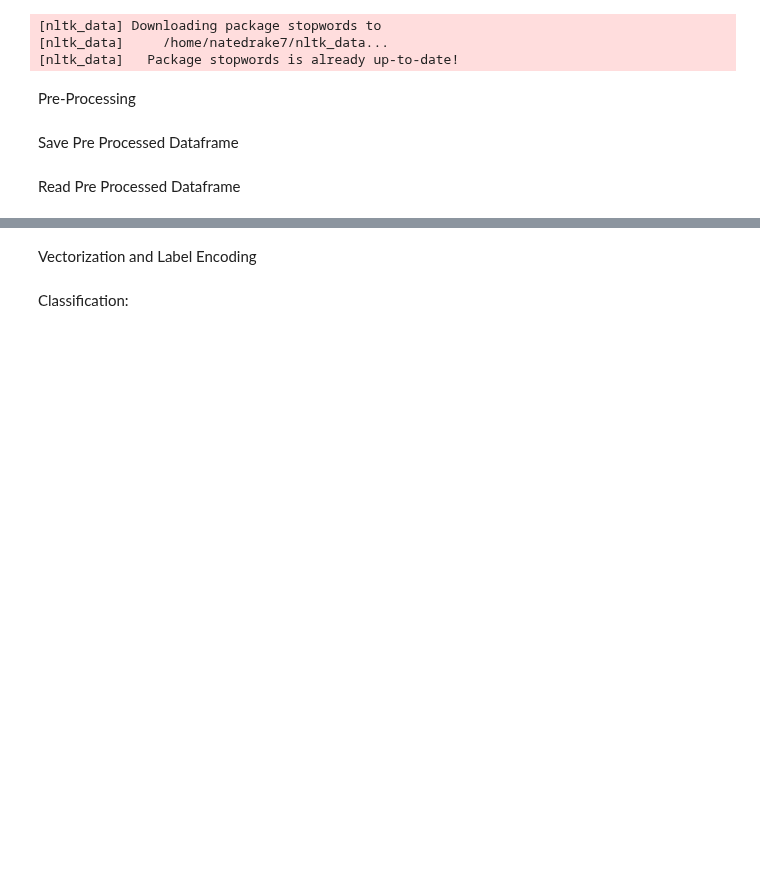
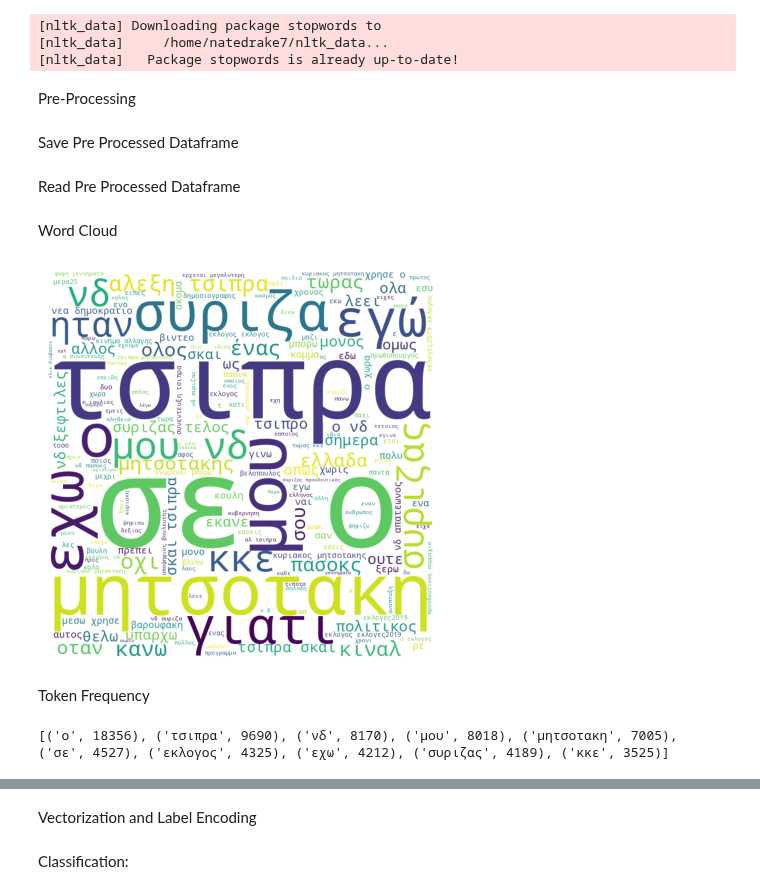
Before and after one commit to natedrake7/MachineLearning, a Jupyter notebook: SentimentAnalysis/SentimentAnalysis.ipynb, the cells around one changed output, grey strips where cells are left out. Saved outputs shown, nothing was run; the diff lists cells and outputs as text; code cells hidden in the pictures; blank space fills up the shorter version.

```diff
--- a/SentimentAnalysis/SentimentAnalysis.ipynb
+++ b/SentimentAnalysis/SentimentAnalysis.ipynb
@@ -100,3 +102,21 @@ train_set = pd.DataFrame(data)
 
 data = pd.read_csv('processed_test')
 test_set = pd.DataFrame(data)
+# %% [markdown]
+Word Cloud
+# %%
+wordcloud = WordCloud(width=800, height=800,background_color='white').generate(' '.join(train_set['Text']))
+plt.figure(figsize=(10, 5))
+plt.imshow(wordcloud)
+plt.axis('off')
+plt.show()
+# %% [output]
+[figure, added]
+# %% [markdown]
+Token Frequency
+# %%
+tokens = ' '.join(train_set['Text']).split()
+token_counts = Counter(tokens)
+print(token_counts.most_common(10))
+# %% [output]
+[('ο', 18356), ('τσιπρα', 9690), ('νδ', 8170), ('μου', 8018), ('μητσοτακη', 7005), ('σε', 4527), ('εκλογος', 4325), ('εχω', 4212), ('συριζας', 4189), ('κκε', 3525)]
```
Also changed, not shown: parts of 7 cells of this notebook, 1 other file.
